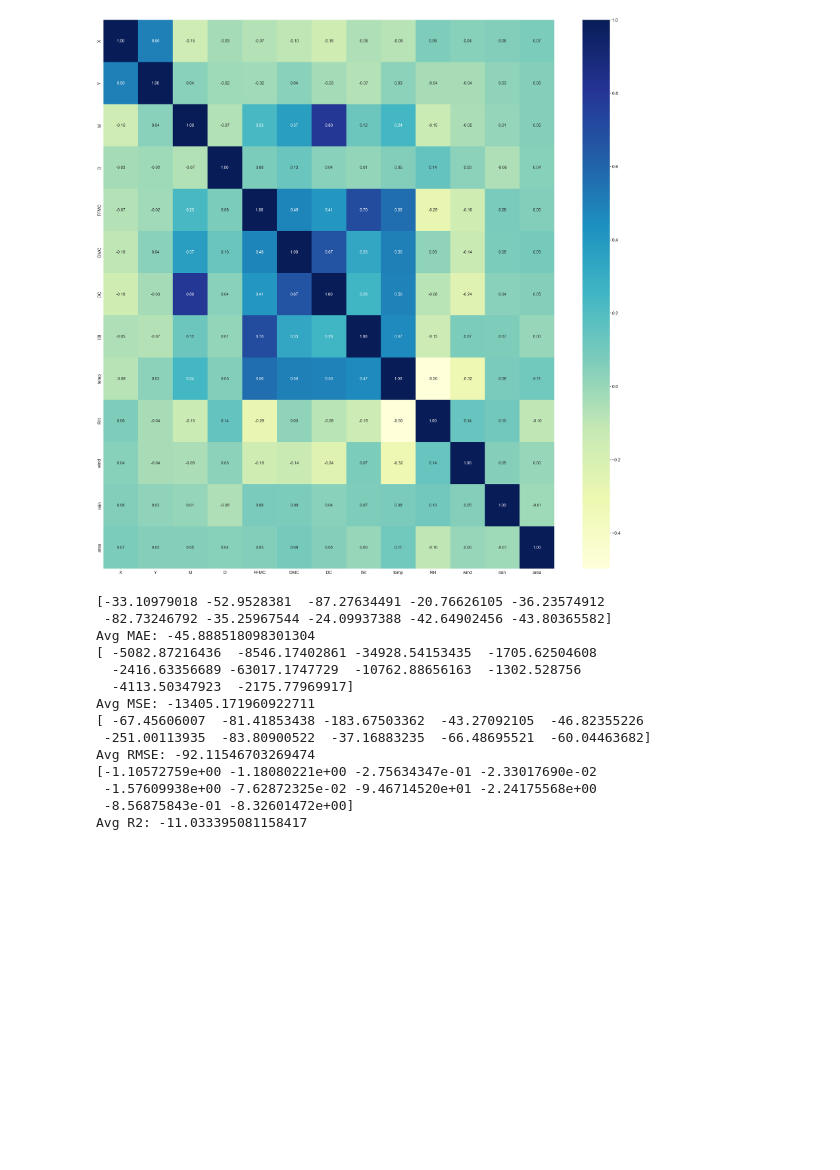
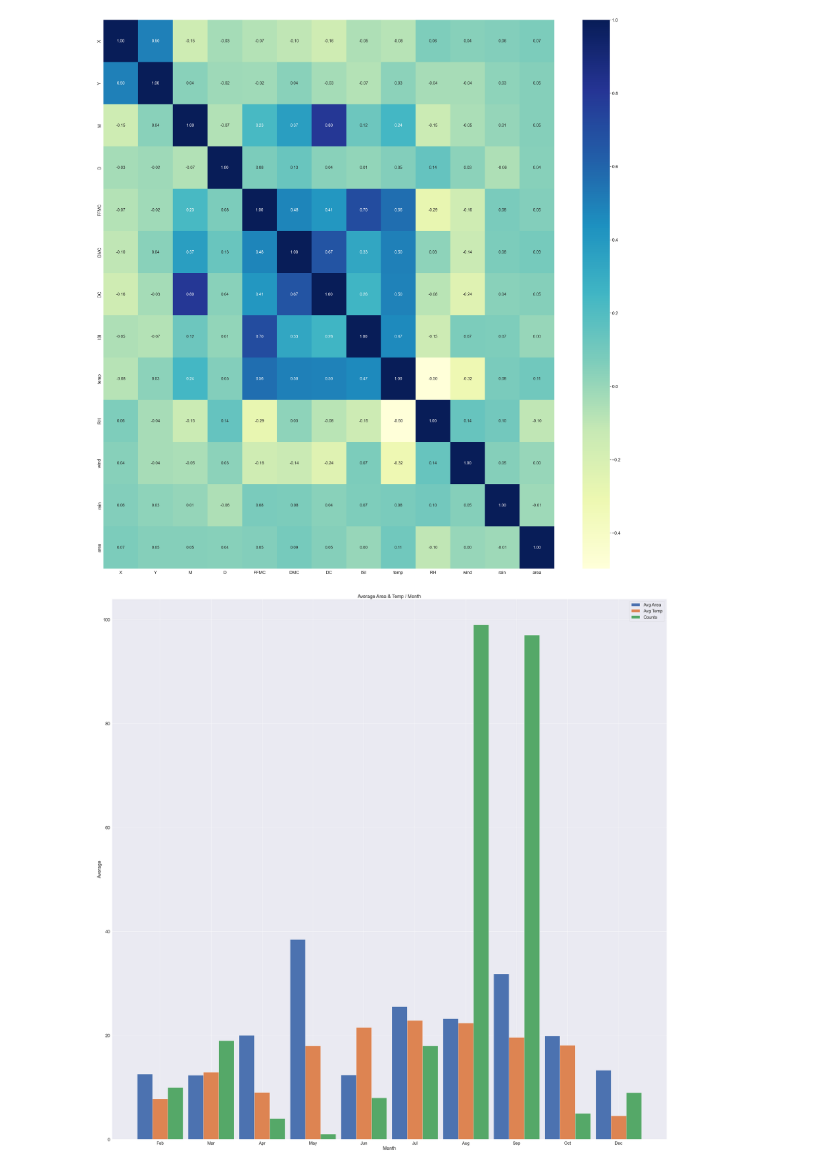
Before and after one commit to William-Surya-Wijaya/pds-banking-dt, a Jupyter notebook: tugas-akhir/laporan/TugasBesar01.ipynb, the cells around one changed output. Saved outputs shown, nothing was run; the diff lists cells and outputs as text; code cells hidden in the pictures; blank space fills up the shorter version.

```diff
--- a/tugas-akhir/laporan/TugasBesar01.ipynb
+++ b/tugas-akhir/laporan/TugasBesar01.ipynb
@@ -75,6 +82,9 @@ area     1090.84
 dtype: object
 # %%
 #data preparation
+
+# removing data with 0 burnt forest area
+forest = forest[(forest[['area']] != 0).all(axis=1)];
 
 # month classification --------
 month_clases = ['1','2','3','4','5','6','7','8','9','10','11','12'];
@@ -152,41 +141,29 @@ sns.set(rc = {'figure.figsize':(50,50)}, font_scale=2);
 sns.heatmap(corr, cmap="YlGnBu", annot = True, linewidths=0, annot_kws={"size": 20}, fmt='.2f');
 # %% [output]
 [figure]
-# %%
-x_train, x_test, y_train, y_test = train_test_split(forest_features_np, forest_target_np, test_size = 0.3, random_state=0);
-
-model_RFR = RandomForestRegressor();
-
-# Pembagian sub-data tidak diacak (berurutan saja)
-crossvalidation = KFold(n_splits=10, shuffle=False)
-
-scores = cross_val_score(model_RFR, x_train, y_train, scoring="neg_mean_absolute_error", cv=crossvalidation,  n_jobs=1)
-print(scores)
-print("Avg MAE: " + str(np.mean(scores)))
-
-scores = cross_val_score(model_RFR, x_train, y_train, scoring="neg_mean_squared_error", cv=crossvalidation,  n_jobs=1)
-print(scores)
-print("Avg MSE: " + str(np.mean(scores)))
-
-scores = cross_val_score(model_RFR, x_train, y_train, scoring="neg_root_mean_squared_error", cv=crossvalidation,  n_jobs=1)
-print(scores)
-print("Avg RMSE: " + str(np.mean(scores)))
-
-scores = cross_val_score(model_RFR, x_train, y_train, scoring="r2", cv=crossvalidation,  n_jobs=1)
-print(scores)
-print("Avg R2: " + str(np.mean(scores)))
-# %% [output]
-[-33.10979018 -52.9528381  -87.27634491 -20.76626105 -36.23574912
- -82.73246792 -35.25967544 -24.09937388 -42.64902456 -43.80365582]
-Avg MAE: -45.888518098301304
-[ -5082.87216436  -8546.17402861 -34928.54153435  -1705.62504608
-  -2416.63356689 -63017.1747729  -10762.88656163  -1302.528756
-  -4113.50347923  -2175.77969917]
-Avg MSE: -13405.171960922711
-[ -67.45606007  -81.41853438 -183.67503362  -43.27092105  -46.82355226
- -251.00113935  -83.80900522  -37.16883235  -66.48695521  -60.04463682]
-Avg RMSE: -92.11546703269474
-[-1.10572759e+00 -1.18080221e+00 -2.75634347e-01 -2.33017690e-02
- -1.57609938e+00 -7.62872325e-02 -9.46714520e+01 -2.24175568e+00
- -8.56875843e-01 -8.32601472e+00]
-Avg R2: -11.033395081158417
+# %%
+# data corelation
+x = ['Feb','Mar','Apr','May','Jun','Jul','Aug','Sep','Oct','Dec'];
+x_len = np.arange(len(x));
+
+# a = rata rata luas area yang terbakar per bulan
+a = forest.groupby('M')['area'].mean()
+
+# b = rata rata tingkat temperature per bulan
+b = forest.groupby('M')['temp'].mean()
+
+# c = total banyaknya kebarakaran hutan per bulan
+c = forest.groupby('M')['M'].value_counts()
+
+plt.bar(x_len-0.3, a, 0.3, label="Avg Area");
+plt.bar(x_len, b, 0.3, label="Avg Temp");
+plt.bar(x_len+0.3, c, 0.3, label="Counts");
+
+plt.xticks(x_len, x)
+plt.xlabel("Month")
+plt.ylabel("Average")
+plt.title("Average Area & Temp / Month")
+plt.legend()
+plt.show()
+# %% [output]
+[figure, added]
```
Also changed, not shown: parts of 3 cells of this notebook.
